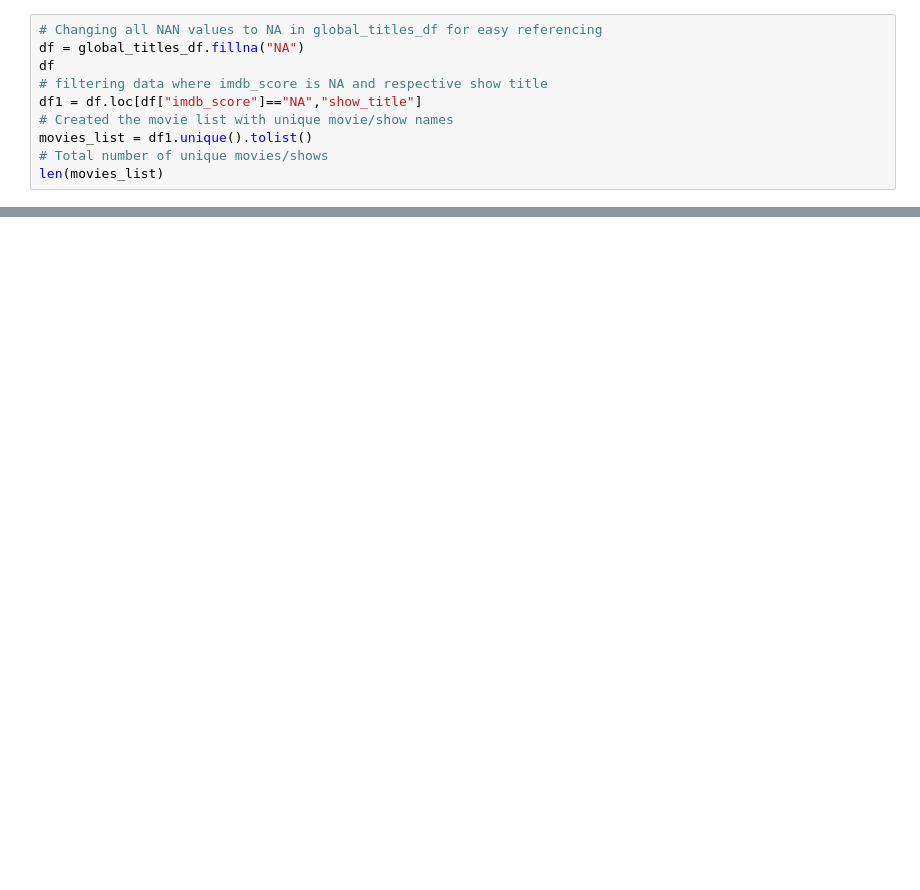
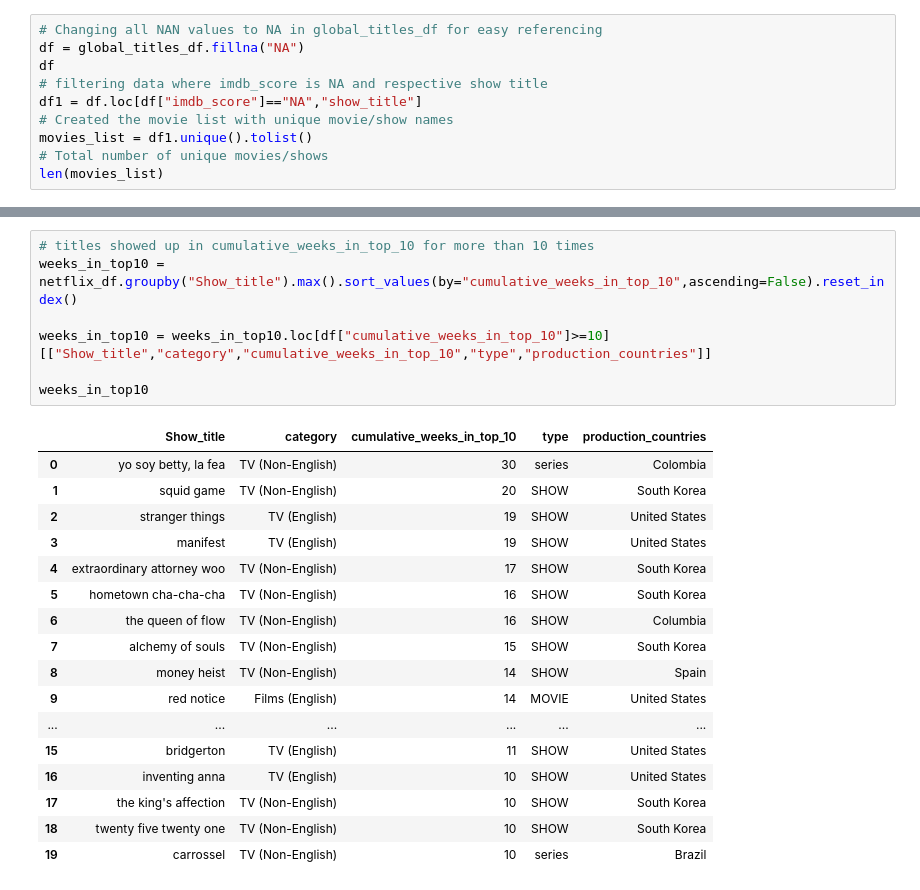
Before and after one commit to EdithLotterman/Project-1-Team-8, a Jupyter notebook: netflix_project.ipynb, the cells around one changed output, grey strips where cells are left out. Saved outputs shown, nothing was run; the diff lists cells and outputs as text; blank space fills up the shorter version.

```diff
--- a/netflix_project.ipynb
+++ b/netflix_project.ipynb
@@ -158,0 +316,25 @@ Text(0, 0.5, 'Cumulative Weeks In Top 10')
+# %%
+# titles showed up in cumulative_weeks_in_top_10 for more than 10 times
+weeks_in_top10 = netflix_df.groupby("Show_title").max().sort_values(by="cumulative_weeks_in_top_10",ascending=False).reset_index()
+
+weeks_in_top10 = weeks_in_top10.loc[df["cumulative_weeks_in_top_10"]>=10][["Show_title","category","cumulative_weeks_in_top_10","type","production_countries"]]
+
+weeks_in_top10
+# %% [output]
+|  | Show_title | category | cumulative_weeks_in_top_10 | type | production_countries |
+| 0 | yo soy betty, la fea | TV (Non-English) | 30 | series | Colombia |
+| 1 | squid game | TV (Non-English) | 20 | SHOW | South Korea |
+| 2 | stranger things | TV (English) | 19 | SHOW | United States |
+| 3 | manifest | TV (English) | 19 | SHOW | United States |
+| 4 | extraordinary attorney woo | TV (Non-English) | 17 | SHOW | South Korea |
+| 5 | hometown cha-cha-cha | TV (Non-English) | 16 | SHOW | South Korea |
+| 6 | the queen of flow | TV (Non-English) | 16 | SHOW | Columbia |
+| 7 | alchemy of souls | TV (Non-English) | 15 | SHOW | South Korea |
+| 8 | money heist | TV (Non-English) | 14 | SHOW | Spain |
+| 9 | red notice | Films (English) | 14 | MOVIE | United States |
+| ... | ... | ... | ... | ... | ... |
+| 15 | bridgerton | TV (English) | 11 | SHOW | United States |
+| 16 | inventing anna | TV (English) | 10 | SHOW | United States |
+| 17 | the king's affection | TV (Non-English) | 10 | SHOW | South Korea |
+| 18 | twenty five twenty one | TV (Non-English) | 10 | SHOW | South Korea |
+| 19 | carrossel | TV (Non-English) | 10 | series | Brazil |
```
Also changed, not shown: parts of 26 cells of this notebook, 3 other files.
